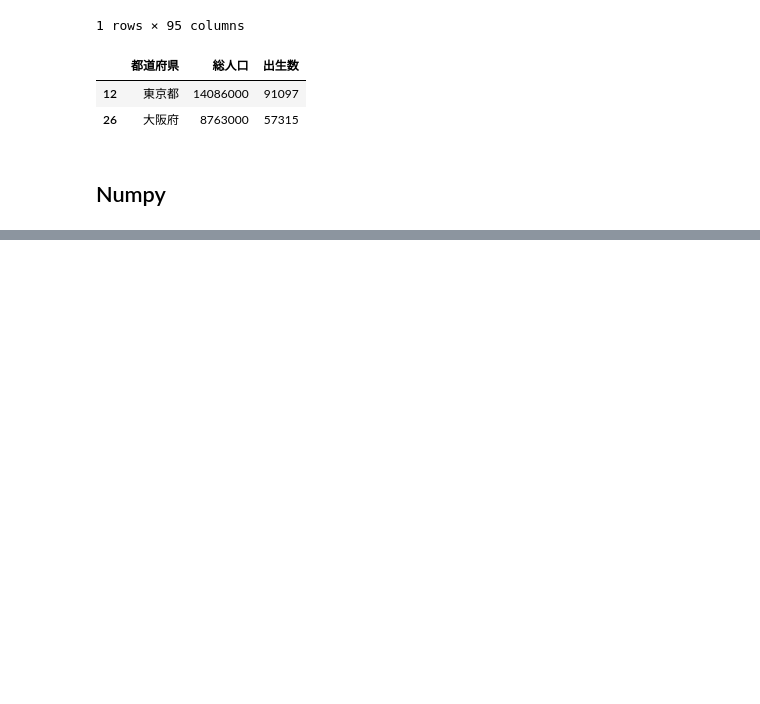
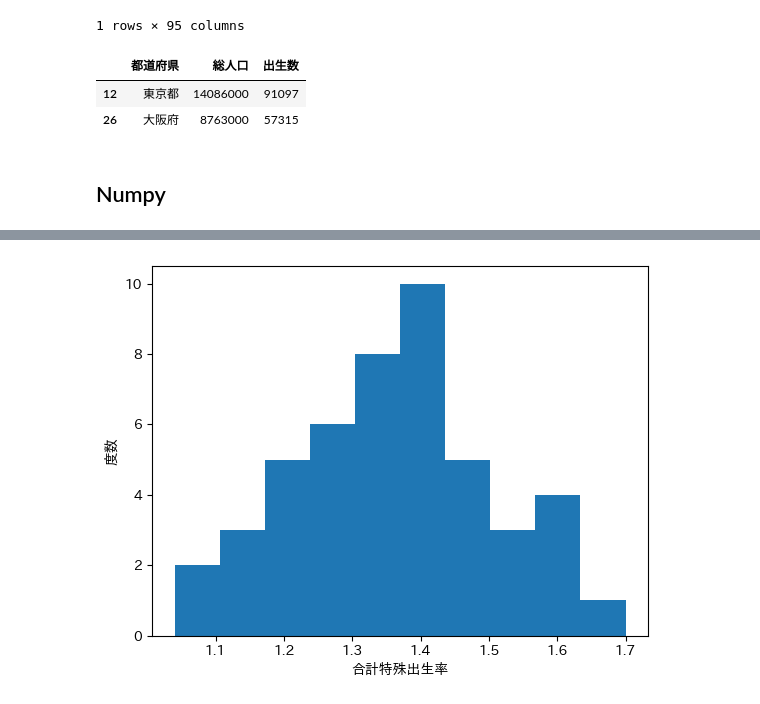
Before and after one commit to sinnooooosuke/python_brushup, a Jupyter notebook: python_brushup.ipynb, the cells around one changed output, grey strips where cells are left out. Drawn from its saved outputs; the diff is of its cells as text; code cells hidden in the pictures; blank space fills up the shorter version.

```diff
--- a/python_brushup.ipynb
+++ b/python_brushup.ipynb
@@ -213,0 +315,13 @@ df.loc[[12,26],['都道府県','総人口','出生数']]
+# %%
+URL = '/content/drive/MyDrive/projects/python_data_analysis/SSDSE-E-2025.csv'
+
+df = pd.read_csv(URL, skiprows=[0,1,3],
+                 encoding='shift_jis')
+# %%
+# ヒストグラム
+plt.hist(df['合計特殊出生率'])
+plt.xlabel('合計特殊出生率')
+plt.ylabel('度数')
+plt.show()
+# %% [output]
+[figure, added]
```
Also changed, not shown: parts of 32 cells of this notebook.
